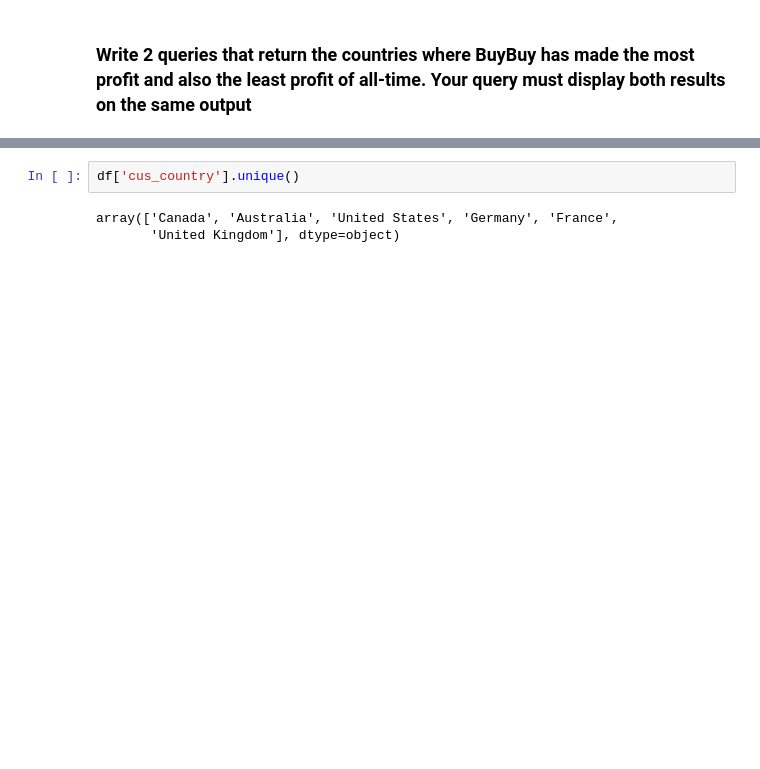
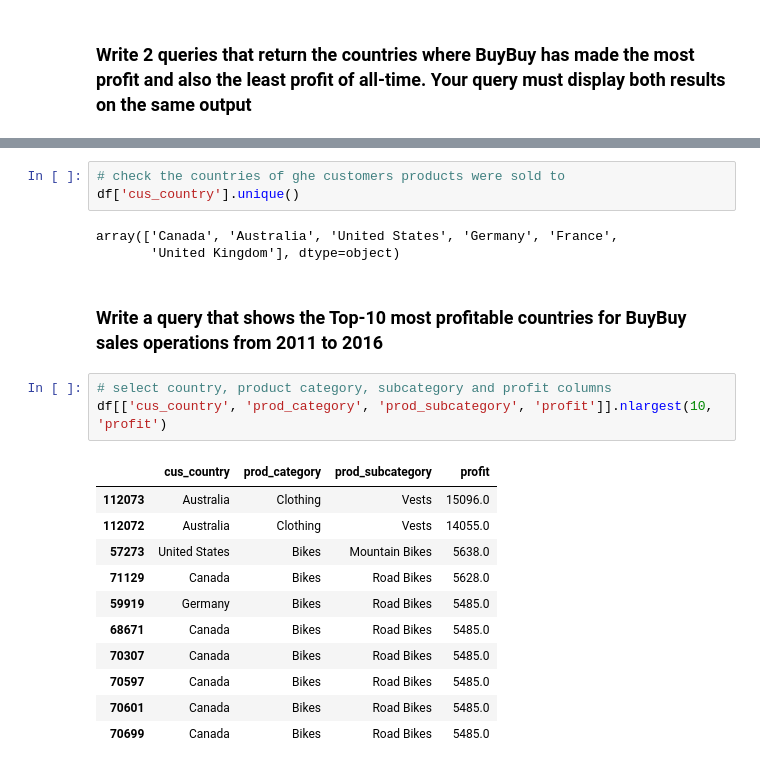
Before and after one commit to LemmyFee/Code-Your-Way-Up, a Jupyter notebook: buybuy_sales.ipynb, the cells around one changed output, grey strips where cells are left out. Drawn from its saved outputs; the diff is of its cells as text; blank space fills up the shorter version.

```diff
--- a/buybuy_sales.ipynb
+++ b/buybuy_sales.ipynb
@@ -274,5 +286,23 @@ most
 # %%
+# check the countries of ghe customers products were sold to
 df['cus_country'].unique()
 # %% [output]
 array(['Canada', 'Australia', 'United States', 'Germany', 'France',
        'United Kingdom'], dtype=object)
+# %% [markdown]
+### Write a query that shows the Top-10 most profitable countries for BuyBuy sales operations from 2011 to 2016
+# %%
+# select country, product category, subcategory and profit columns
+df[['cus_country', 'prod_category', 'prod_subcategory', 'profit']].nlargest(10, 'profit')
+# %% [output]
+|  | cus_country | prod_category | prod_subcategory | profit |
+| 112073 | Australia | Clothing | Vests | 15096.0 |
+| 112072 | Australia | Clothing | Vests | 14055.0 |
+| 57273 | United States | Bikes | Mountain Bikes | 5638.0 |
+| 71129 | Canada | Bikes | Road Bikes | 5628.0 |
+| 59919 | Germany | Bikes | Road Bikes | 5485.0 |
+| 68671 | Canada | Bikes | Road Bikes | 5485.0 |
+| 70307 | Canada | Bikes | Road Bikes | 5485.0 |
+| 70597 | Canada | Bikes | Road Bikes | 5485.0 |
+| 70601 | Canada | Bikes | Road Bikes | 5485.0 |
+| 70699 | Canada | Bikes | Road Bikes | 5485.0 |
```
Also changed, not shown: parts of 6 cells of this notebook.
